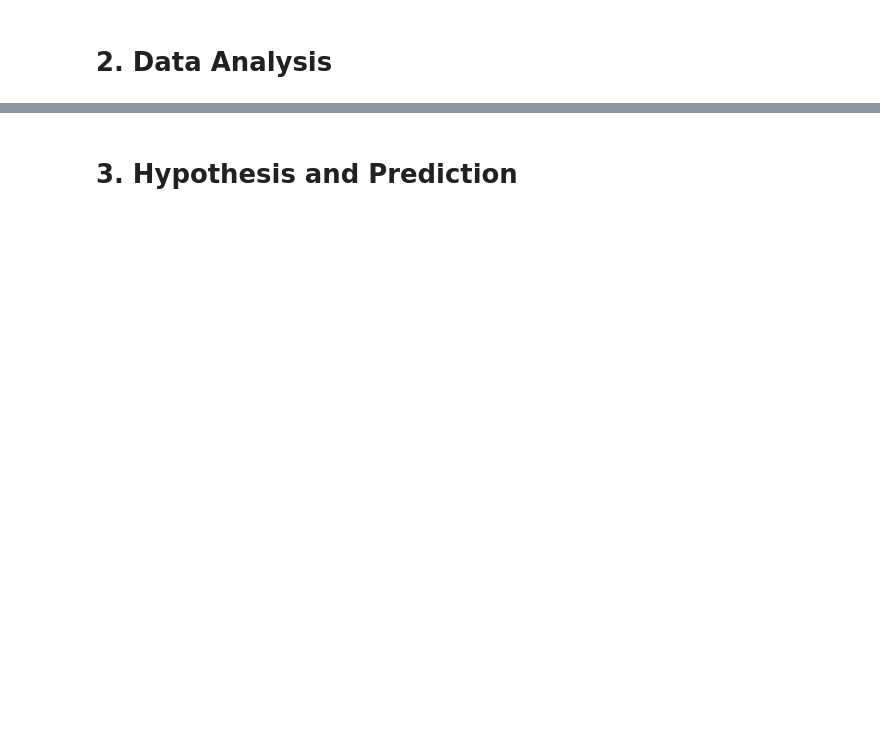
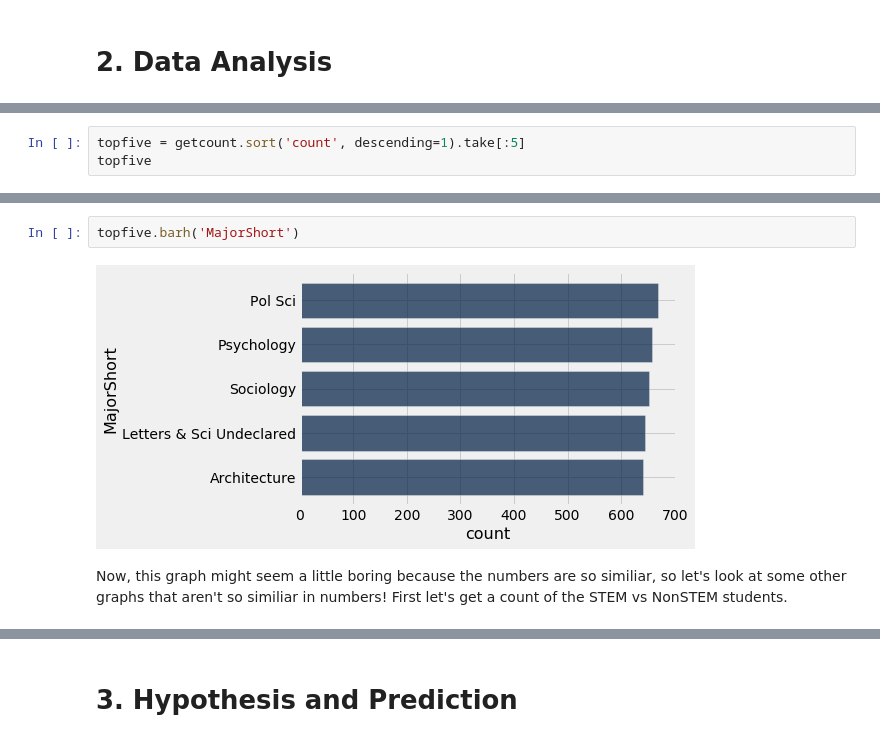
Before and after one commit to catherinelgee/CSK-curriculum, a Jupyter notebook: data_seminar/csk_nb.ipynb, the cells around one changed output, grey strips where cells are left out. Drawn from its saved outputs; the diff is of its cells as text; blank space fills up the shorter version.

```diff
--- a/data_seminar/csk_nb.ipynb
+++ b/data_seminar/csk_nb.ipynb
@@ -161,0 +225,3 @@ student_maj
+# %%
+topfive = getcount.sort('count', descending=1).take[:5]
+topfive
@@ -161,0 +235,6 @@ student_maj
+# %%
+topfive.barh('MajorShort')
+# %% [output]
+[figure, added]
+# %% [markdown]
+Now, this graph might seem a little boring because the numbers are so similiar, so let's look at some other graphs that aren't so similiar in numbers! First let's get a count of the STEM vs NonSTEM students.
```
Also changed, not shown: parts of 43 cells of this notebook, 1 other file.
